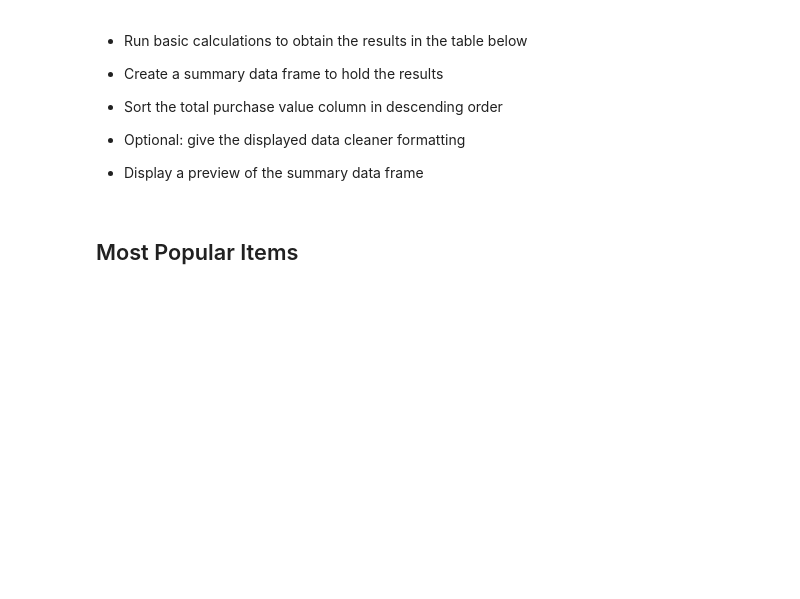
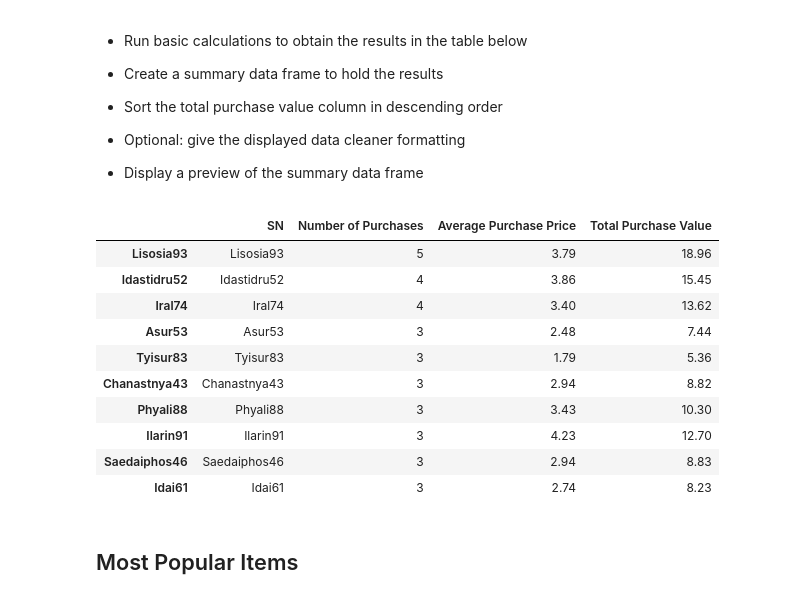
Before and after one commit to XaraRoy/Pandas_Homework, a Jupyter notebook: HeroesOfPymoli_starter.ipynb, the cells around one changed output. Cells and saved outputs as stored; diff of their text form; code cells hidden in the pictures; blank space fills up the shorter version.

```diff
--- a/HeroesOfPymoli_starter.ipynb
+++ b/HeroesOfPymoli_starter.ipynb
@@ -268,6 +251,48 @@ Ages_DF
 
 
 * Display a preview of the summary data frame
+# %%
+purchase_data = pd.read_csv(file_to_load)
+user_purchases = pd.DataFrame(purchase_data['SN'].value_counts())
+
+
+user_purchases = user_purchases.head(10)
+user_purchases['SN'] = user_purchases.index
+
+user_purchases["Number of Purchases"] = 0
+user_purchases['Average Purchase Price'] = 0
+user_purchases["Total Purchase Value"] = 0
+
+
+
+
+for SN in user_purchases['SN']:
+
+    SN_Group = purchase_data.loc[purchase_data['SN'] == SN]
+    Avg_price = round(SN_Group["Price"].mean(), 2)
+    Total_revenue = (SN_Group["Price"].sum())
+    num_purchases = SN_Group['Item ID'].count()
+    user_purchases.loc[SN, 'Number of Purchases'] = num_purchases
+    user_purchases.loc[SN, 'Average Purchase Price'] = Avg_price
+    user_purchases.loc[SN, 'Total Purchase Value'] = Total_revenue
+
+user_purchases.sort_values(['Total Purchase Value'], ascending=False)
+
+
+
+user_purchases
+# %% [output]
+|  | SN | Number of Purchases | Average Purchase Price | Total Purchase Value |
+| Lisosia93 | Lisosia93 | 5 | 3.79 | 18.96 |
+| Idastidru52 | Idastidru52 | 4 | 3.86 | 15.45 |
+| Iral74 | Iral74 | 4 | 3.40 | 13.62 |
+| Asur53 | Asur53 | 3 | 2.48 | 7.44 |
+| Tyisur83 | Tyisur83 | 3 | 1.79 | 5.36 |
+| Chanastnya43 | Chanastnya43 | 3 | 2.94 | 8.82 |
+| Phyali88 | Phyali88 | 3 | 3.43 | 10.30 |
+| Ilarin91 | Ilarin91 | 3 | 4.23 | 12.70 |
+| Saedaiphos46 | Saedaiphos46 | 3 | 2.94 | 8.83 |
+| Idai61 | Idai61 | 3 | 2.74 | 8.23 |
 # %% [markdown]
 ## Most Popular Items
 # %% [markdown]
```
Also changed, not shown: parts of 6 cells of this notebook.
